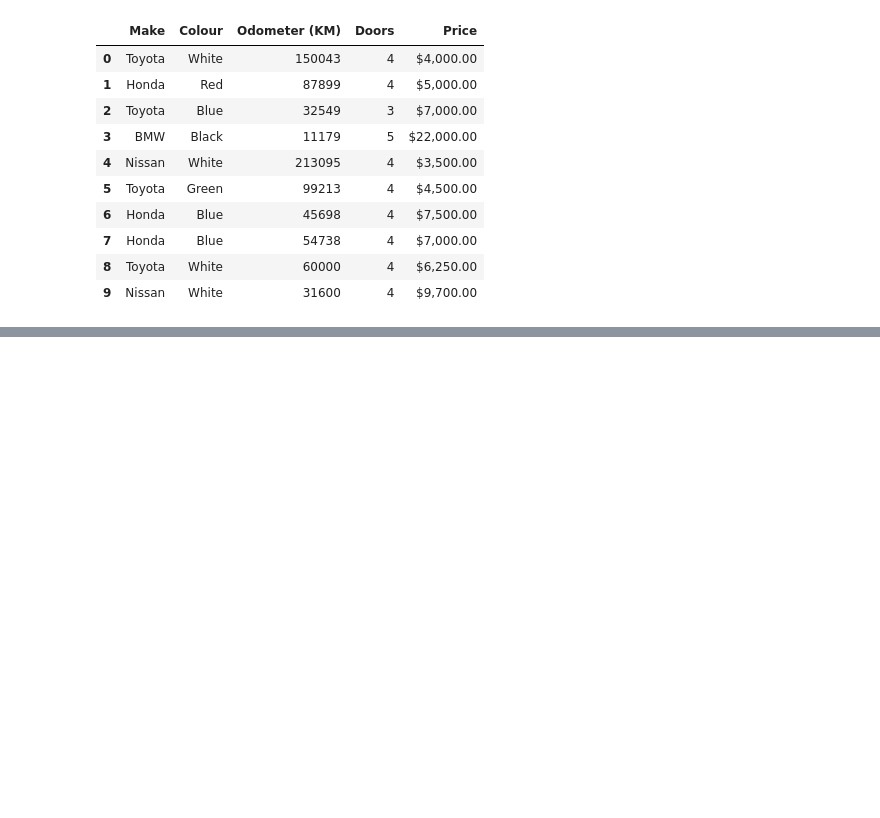
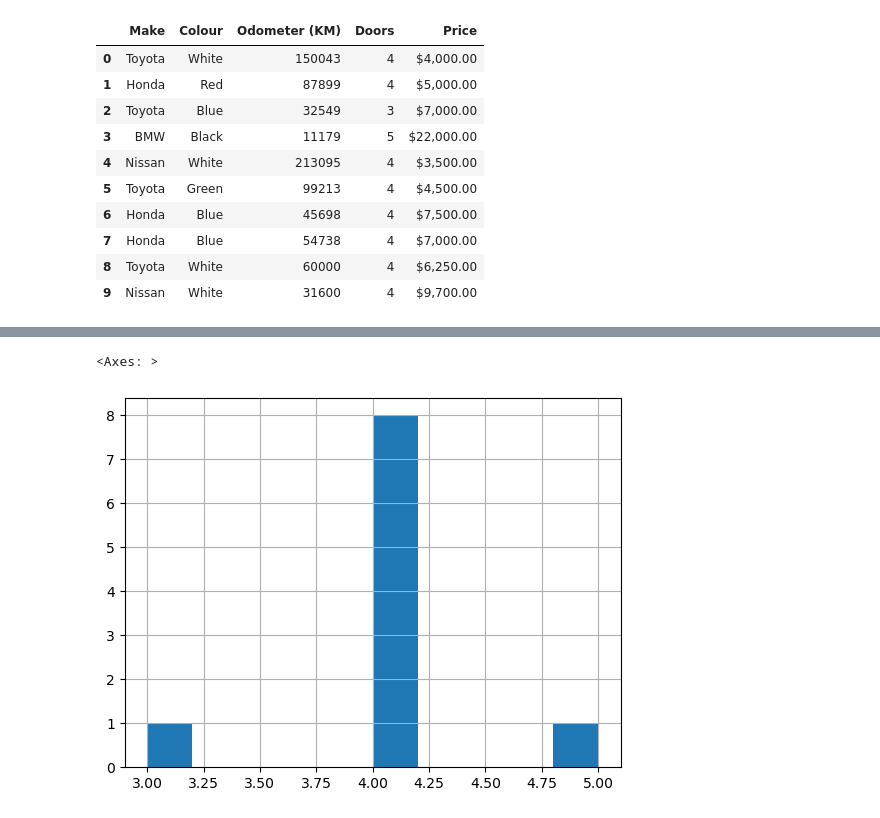
Before and after one commit to kunalprakash1309/Basic-machine-learning, a Jupyter notebook: 01-pandas/introduction-to-pandas.ipynb, the cells around one changed output, grey strips where cells are left out. Cells and saved outputs as stored; diff of their text form; code cells hidden in the pictures; blank space fills up the shorter version.

```diff
--- a/01-pandas/introduction-to-pandas.ipynb
+++ b/01-pandas/introduction-to-pandas.ipynb
@@ -90,0 +501,5 @@ export_car_sales
+# %%
+car_sales["Doors"].hist()
+# %% [output]
+<Axes: >
+[figure, added]
```
Also changed, not shown: parts of 55 cells of this notebook.
